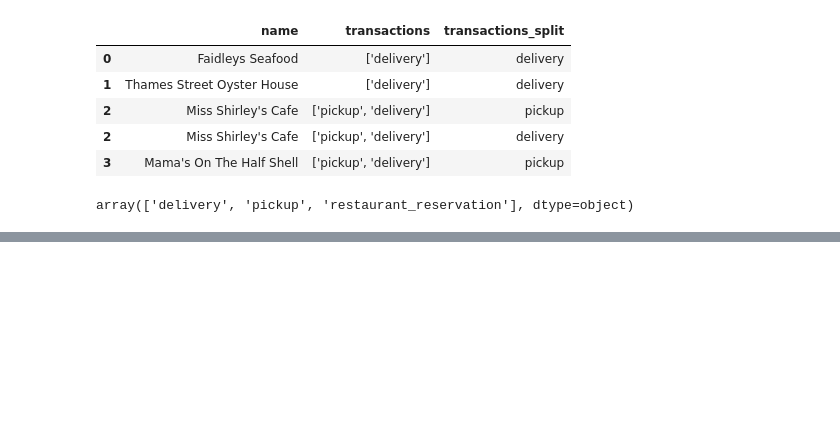
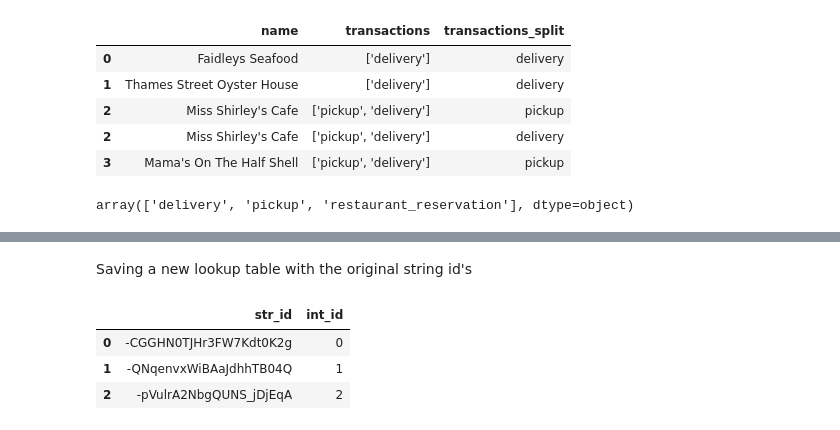
Before and after one commit to MCV-Jimenez/Advanced-Transformations, a Jupyter notebook: Advanced Transformations (practice).ipynb, the cells around one changed output, grey strips where cells are left out. Cells and saved outputs as stored; diff of their text form; code cells hidden in the pictures; blank space fills up the shorter version.

```diff
--- a/Advanced Transformations (practice).ipynb
+++ b/Advanced Transformations (practice).ipynb
@@ -232,3 +239,8 @@ cols_to_make = exploded['transactions_split'].dropna().unique()
 cols_to_make
 # %% [output]
 array(['delivery', 'pickup', 'restaurant_reservation'], dtype=object)
+# %%
+# For loop to create a new column for each unique value in cols_to_make list
+for col in cols_to_make:
+    df[col] = df['transactions'].str.contains(col)
+df.head()
@@ -234,0 +259,4 @@ array(['delivery', 'pickup', 'restaurant_reservation'], dtype=object)
+# %%
+# Saving the unique id's and ordering them alphabetically with the 'sorted' function
+unique_ids = sorted(df['id'].unique())
+unique_ids[:3]
@@ -234,0 +265,4 @@ array(['delivery', 'pickup', 'restaurant_reservation'], dtype=object)
+# %%
+# Generating a range of 0 to the length of unique id's
+int_ids = range(len(unique_ids))
+int_ids
@@ -234,0 +279,4 @@ array(['delivery', 'pickup', 'restaurant_reservation'], dtype=object)
+# %%
+# Zipping together the unique_ids as the keys and the int_ids as the values
+id_map = dict(zip(unique_ids, int_ids))
+id_map
@@ -234,0 +335,12 @@ array(['delivery', 'pickup', 'restaurant_reservation'], dtype=object)
+# %% [markdown]
+Saving a new lookup table with the original string id's
+# %%
+# Using pd.DataFrame and a dictionary
+id_lookup = pd.DataFrame({'str_id': id_map.keys(),
+                         'int_id':id_map.values()})
+id_lookup.head(3)
+# %% [output]
+|  | str_id | int_id |
+| 0 | -CGGHN0TJHr3FW7Kdt0K2g | 0 |
+| 1 | -QNqenvxWiBAaJdhhTB04Q | 1 |
+| 2 | -pVulrA2NbgQUNS_jDjEqA | 2 |
```
Also changed, not shown: parts of 18 cells of this notebook, 3 other files.
